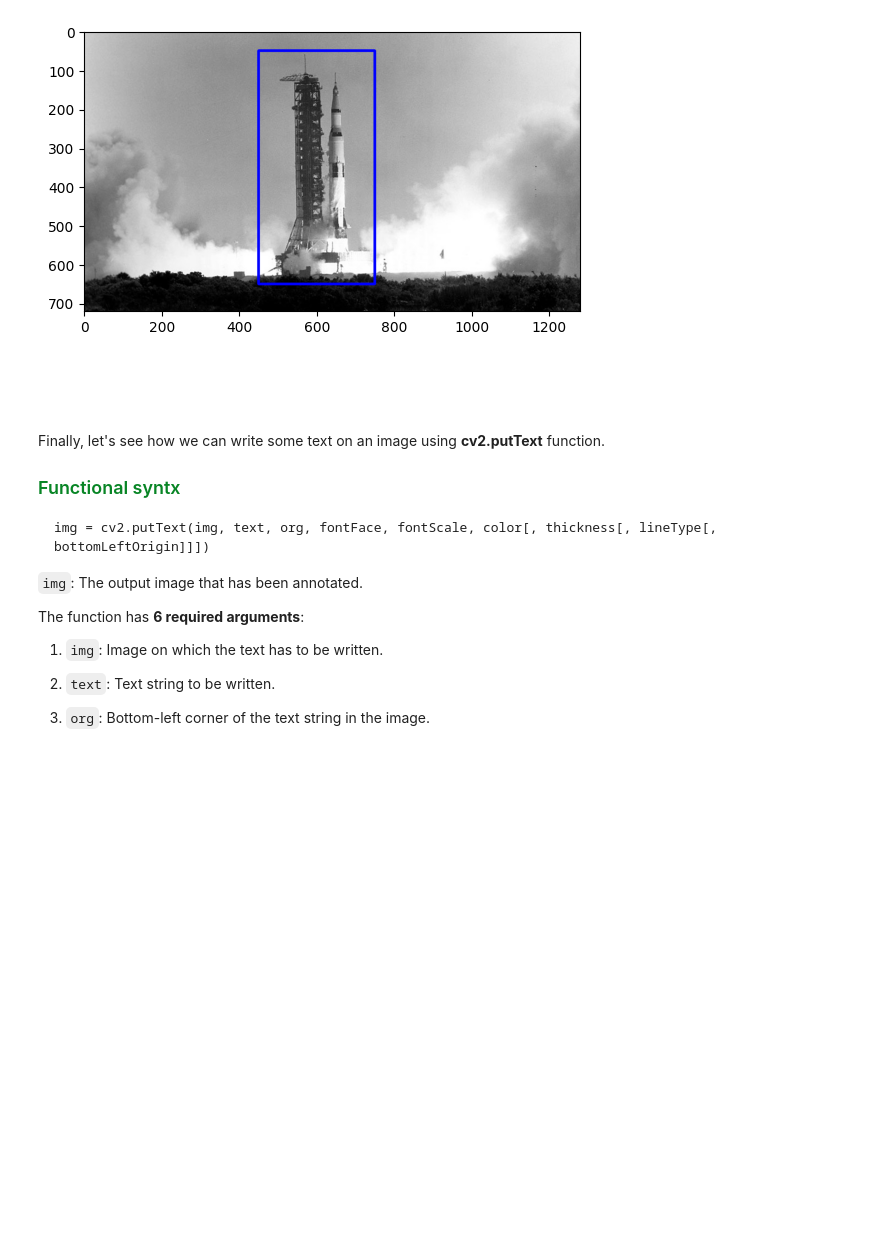
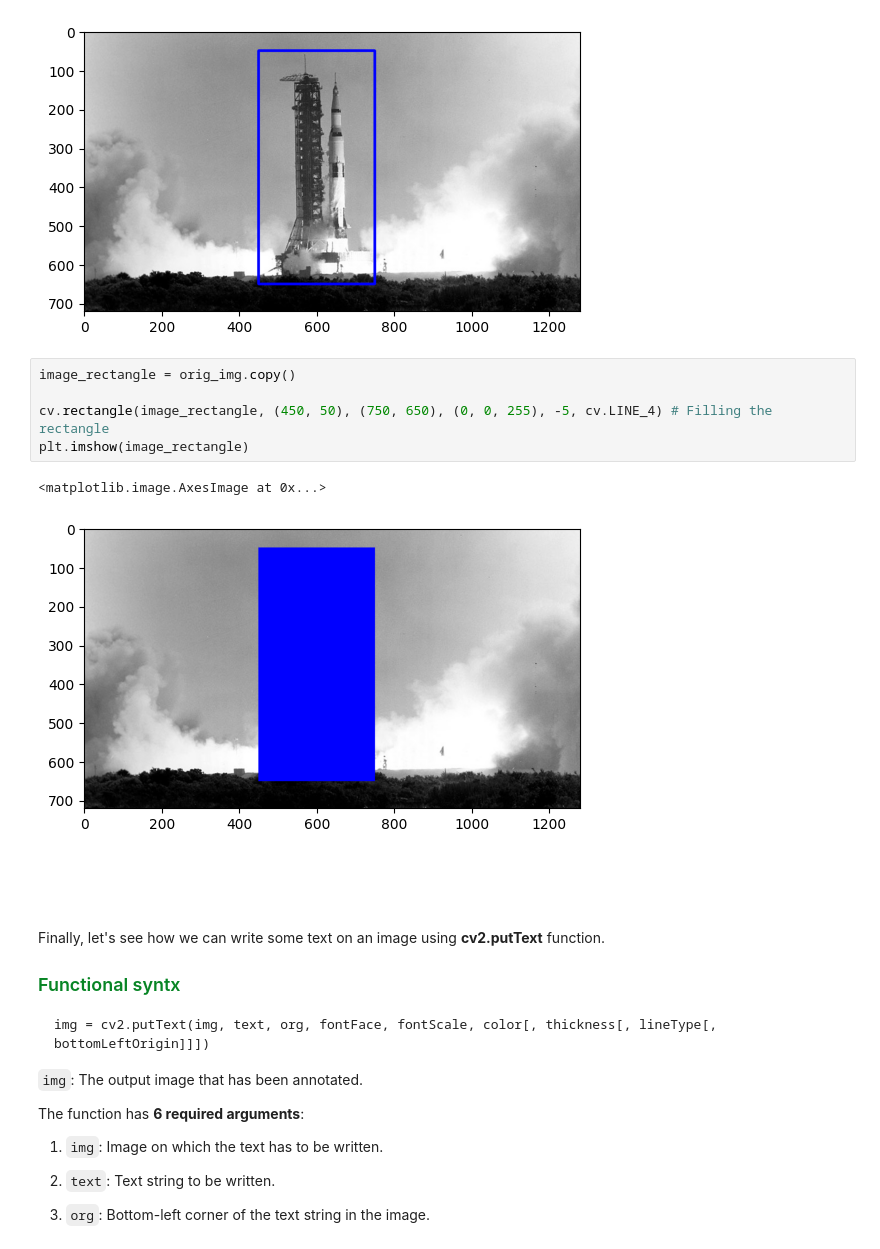
Before and after one commit to Shoyeb45/PythonBasic, a Jupyter notebook: OpenCVLearning/Images/image_annotations.ipynb, the cells around one changed output. Cells and saved outputs as stored; diff of their text form; blank space fills up the shorter version.

Commit message:
Image annotations

```diff
--- a/OpenCVLearning/Images/image_annotations.ipynb
+++ b/OpenCVLearning/Images/image_annotations.ipynb
@@ -137,6 +137,14 @@ plt.imshow(image_rectangle)
 # %% [output]
 <matplotlib.image.AxesImage at 0x...>
 [figure]
+# %%
+image_rectangle = orig_img.copy()
+
+cv.rectangle(image_rectangle, (450, 50), (750, 650), (0, 0, 255), -5, cv.LINE_4) # Filling the rectangle
+plt.imshow(image_rectangle)
+# %% [output]
+<matplotlib.image.AxesImage at 0x...>
+[figure, added]
 # %% [markdown]
 ## <font style="color:white">Adding Text</font>
 
```
Also changed, not shown: parts of 2 cells of this notebook.
